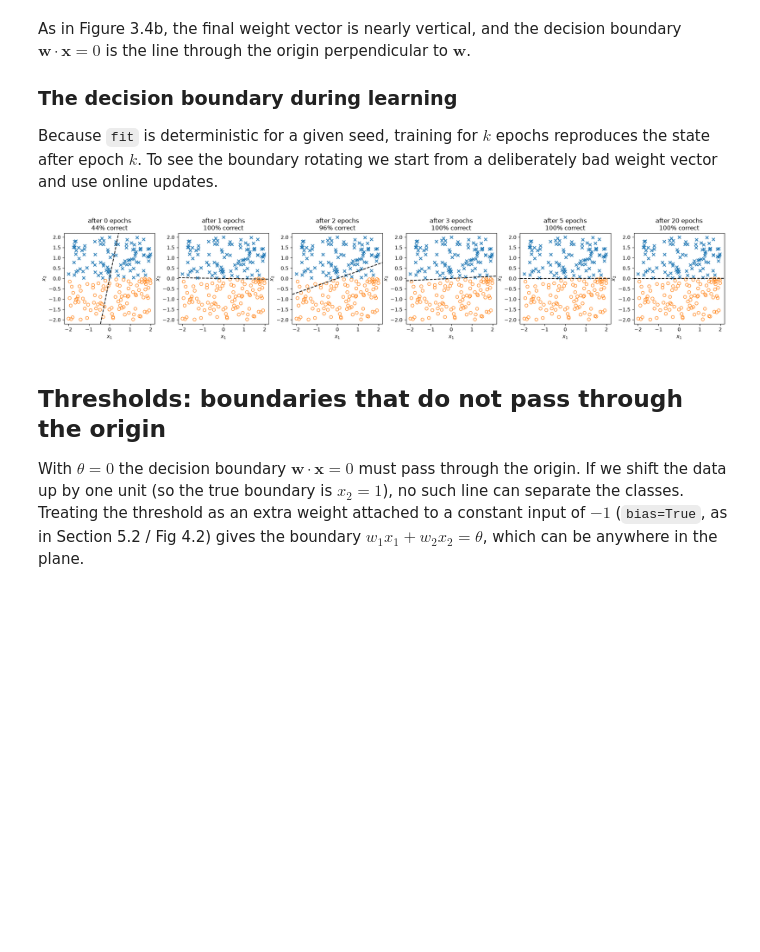
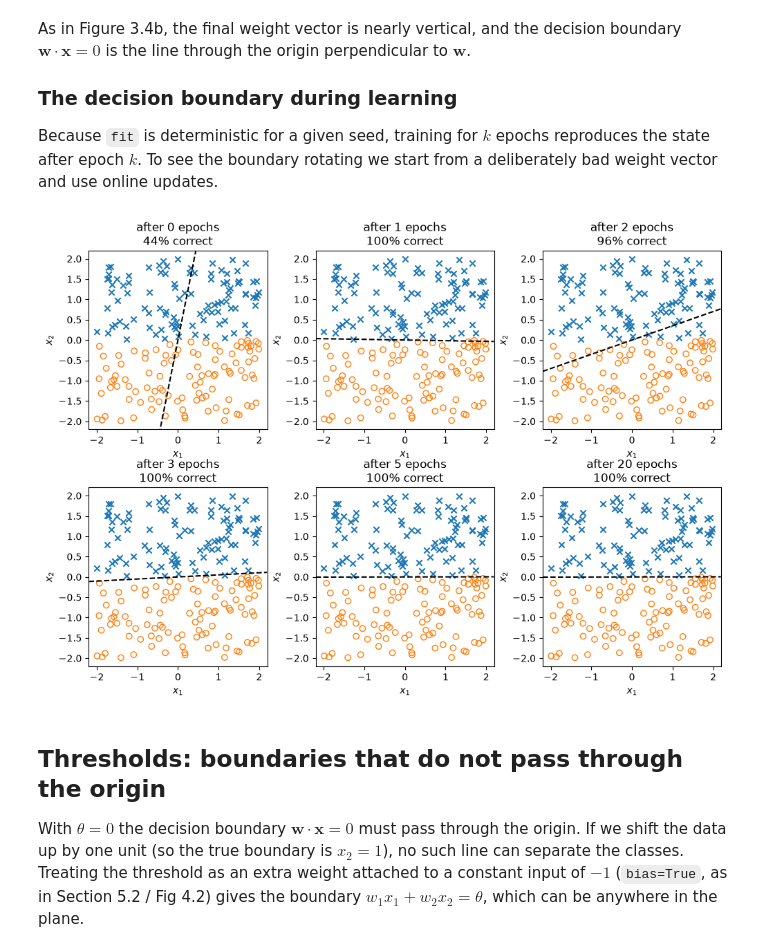
Before and after one commit to mengrenman/artificial_intelligence_engines, a Jupyter notebook: notebooks/03_perceptron.ipynb, the cells around one changed output. Cells and saved outputs as stored; diff of their text form; code cells hidden in the pictures; blank space fills up the shorter version.

```diff
--- a/notebooks/03_perceptron.ipynb
+++ b/notebooks/03_perceptron.ipynb
@@ -64,18 +73,18 @@ Because `fit` is deterministic for a given seed, training for $k$ epochs reprodu
 To see the boundary rotating we start from a deliberately bad weight vector and use online updates.
 # %%
 snaps = [0, 1, 2, 3, 5, 20]
-fig, axes = plt.subplots(1, len(snaps), figsize=(3.2 * len(snaps), 3.4))
-for ax, k in zip(axes, snaps):
+fig, axes = plt.subplots(2, 3, figsize=(10, 7))
+for ax, k in zip(axes.flat, snaps):
     q = Perceptron(2, lr=0.01, seed=0)
     q.w[:] = [0.1, -0.02]                 # boundary almost vertical: about half the points wrong
     if k:
         q.fit(X, t, n_epochs=k)
     acc = np.mean(q.predict(X) == t)
     plot_decision_boundary_2d(X, t, q.w, ax=ax, title=f"after {k} epochs\n{acc:.0%} correct")
     ax.legend().remove(); ax.set_xlim(-2.2, 2.2); ax.set_ylim(-2.2, 2.2)
 fig.tight_layout()
 # %% [output]
-[figure, old version]
+[figure, new version]
 # %% [markdown]
 ## Thresholds: boundaries that do not pass through the origin
 
```
Also changed, not shown: parts of 2 cells of this notebook, 22 other files.
